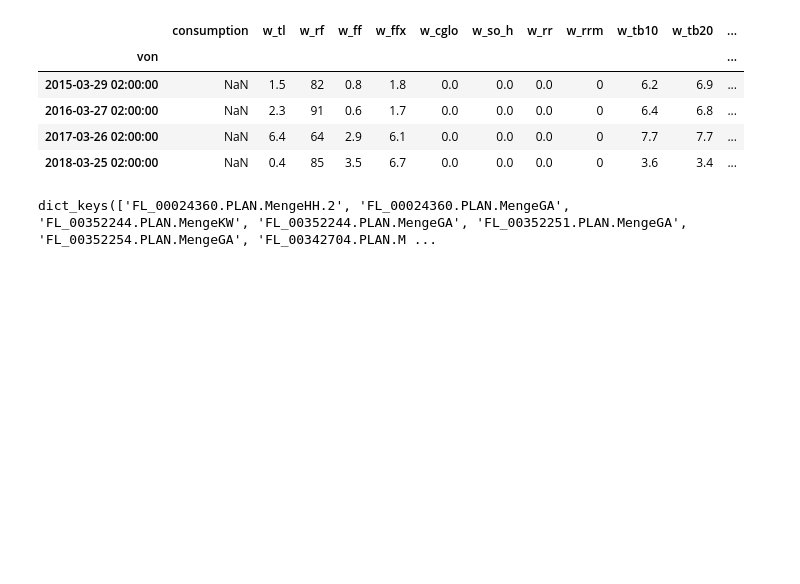
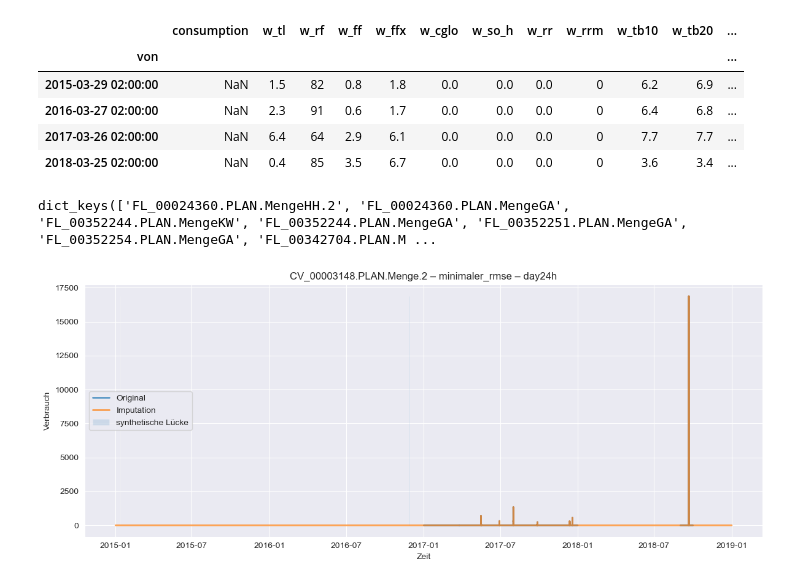
Before and after one commit to johannesgl4d0s/ersatzwerte_project, a Jupyter notebook: notebooks/15_result_analytics.ipynb, the cells around one changed output. Saved outputs shown, nothing was run; the diff lists cells and outputs as text; code cells hidden in the pictures; blank space fills up the shorter version.

```diff
--- a/notebooks/15_result_analytics.ipynb
+++ b/notebooks/15_result_analytics.ipynb
@@ -120,3 +72,66 @@ series_by_bin_loaded['0–5%']['FL_00024360.PLAN.MengeHH.2'][series_by_bin_loade
 series_by_bin_loaded['0–5%'].keys()
 # %% [output]
 dict_keys(['FL_00024360.PLAN.MengeHH.2', 'FL_00024360.PLAN.MengeGA', 'FL_00352244.PLAN.MengeKW', 'FL_00352244.PLAN.MengeGA', 'FL_00352251.PLAN.MengeGA', 'FL_00352254.PLAN.MengeGA', 'FL_00342704.PLAN.M ...
+# %%
+import numpy as np
+
+def _safe(s: str) -> str:
+    """Datei-/Ordner-sichere Namen (ersetzt problematische Zeichen)."""
+    return (
+        str(s)
+        .replace("/", "_")
+        .replace("\\", "_")
+        .replace(":", "_")
+        .replace("*", "_")
+        .replace("?", "_")
+        .replace('"', "_")
+        .replace("<", "_")
+        .replace(">", "_")
+        .replace("|", "_")
+    )
+
+def plot_imputation(series_key: str,
+                    variant: str,
+                    bin_key: str,
+                    gap_pattern: str,
+                    base_dir: Path = "../data/experiment_results/imputed_series"):
+
+    # exakt wie beim Speichern bereinigen
+    v   = _safe(variant)
+    b   = _safe(bin_key)
+    sk  = _safe(series_key)
+    gp  = _safe(gap_pattern)
+
+    fn = Path(base_dir) / v / b / f"{sk}__{gp}.parquet"
+    if not fn.exists():
+        raise FileNotFoundError(f"Datei nicht gefunden: {fn}")
+
+    df = pd.read_parquet(fn)
+
+    # Spaltennamen aus dem Save-Block verwenden
+    y_true = df["y_true"]
+    y_imp  = df["y_imputed"]
+    mask   = df["gap_mask"].astype(bool)
+
+    plt.figure(figsize=(12,5))
+    plt.plot(df.index, y_true, label="Original", alpha=0.7, lw=2)
+    plt.plot(df.index, y_imp,  label="Imputation", alpha=0.7, lw=2)
+
+    if mask.any():
+        ymin = np.nanmin(np.c_[y_true.values, y_imp.values])
+        ymax = np.nanmax(np.c_[y_true.values, y_imp.values])
+        plt.fill_between(df.index, ymin, ymax, where=mask, alpha=0.15, label="synthetische Lücke")
+
+    plt.title(f"{series_key} – {variant} – {gap_pattern}")
+    plt.xlabel("Zeit"); plt.ylabel("Verbrauch"); plt.legend(); plt.tight_layout(); plt.show()
+
+
+# Beispielaufruf:
+plot_imputation(
+    series_key="CV_00003148.PLAN.Menge.2",
+    variant="minimaler_rmse",
+    bin_key="_30%",
+    gap_pattern="day24h"
+)
+# %% [output]
+[figure, added]
```
Also changed, not shown: parts of 12 cells of this notebook, 2 other files.
